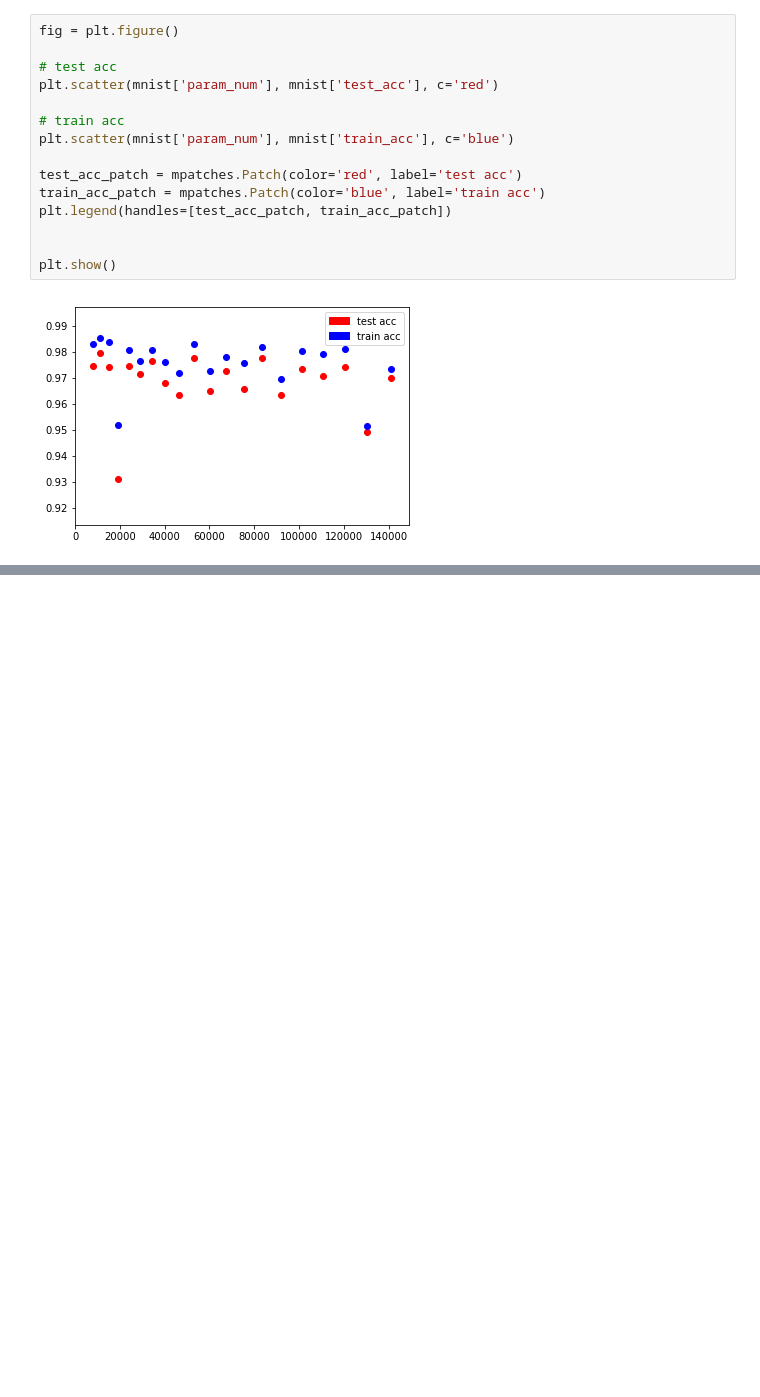
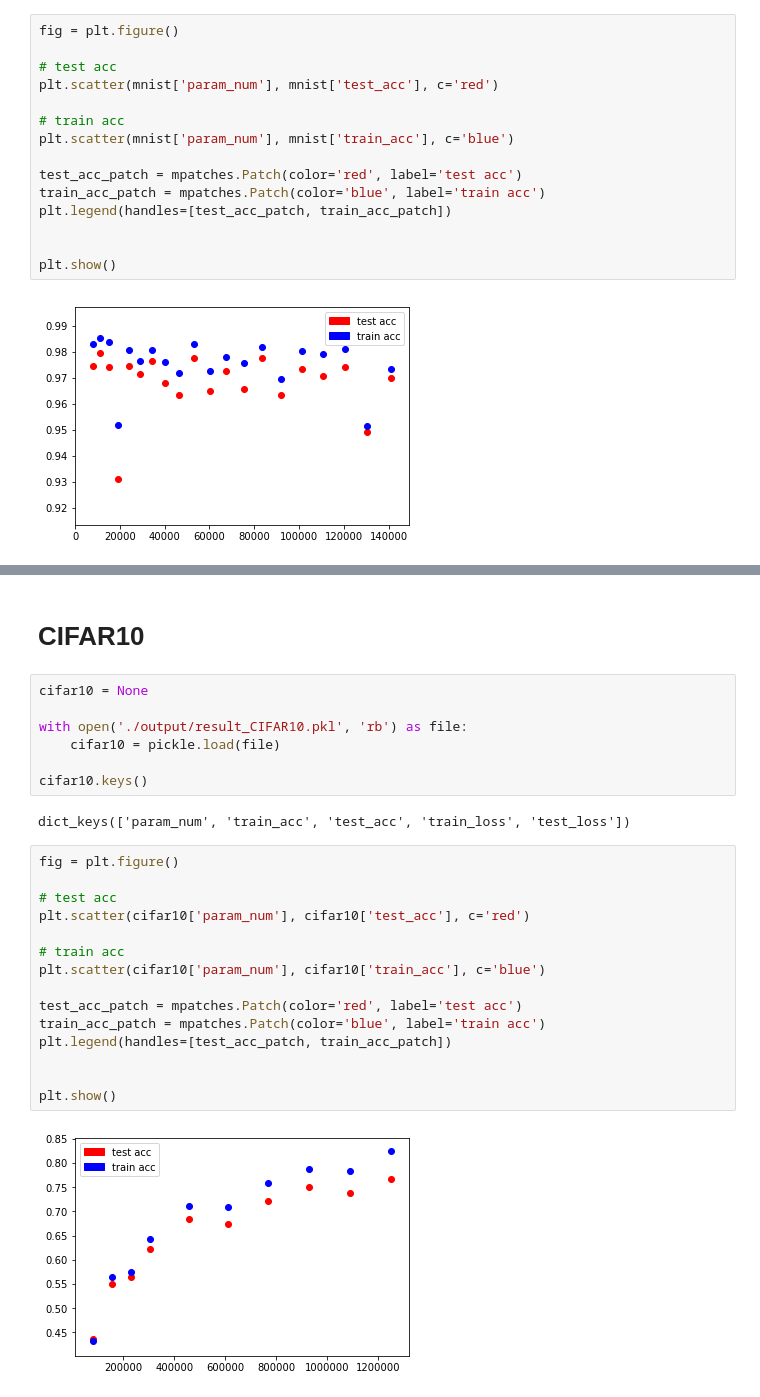
Before and after one commit to YiJingLin/MLDS2018spring, a Jupyter notebook: hw1/1.3.2/render.ipynb, the cells around one changed output, grey strips where cells are left out. Saved outputs shown, nothing was run; the diff lists cells and outputs as text; blank space fills up the shorter version.

Commit message:
solve CIFAR10 with keras, render result

```diff
--- a/hw1/1.3.2/render.ipynb
+++ b/hw1/1.3.2/render.ipynb
@@ -47,3 +47,31 @@ plt.legend(handles=[test_acc_patch, train_acc_patch], loc=1)
 plt.show()
 # %% [output]
 [figure]
+# %% [markdown]
+# CIFAR10
+# %%
+cifar10 = None
+
+with open('./output/result_CIFAR10.pkl', 'rb') as file:
+    cifar10 = pickle.load(file)
+
+cifar10.keys()
+# %% [output]
+dict_keys(['param_num', 'train_acc', 'test_acc', 'train_loss', 'test_loss'])
+# %%
+fig = plt.figure()
+
+# test acc
+plt.scatter(cifar10['param_num'], cifar10['test_acc'], c='red')
+
+# train acc
+plt.scatter(cifar10['param_num'], cifar10['train_acc'], c='blue')
+
+test_acc_patch = mpatches.Patch(color='red', label='test acc')
+train_acc_patch = mpatches.Patch(color='blue', label='train acc')
+plt.legend(handles=[test_acc_patch, train_acc_patch])
+
+
+plt.show()
+# %% [output]
+[figure, added]
```
Also changed, not shown: parts of 4 cells of this notebook, 2 other files.
